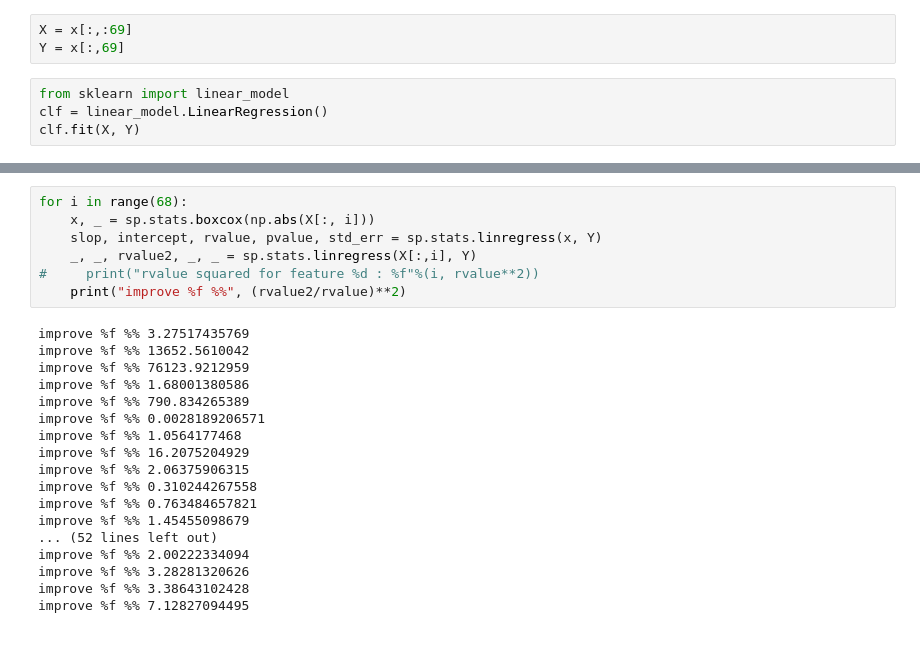
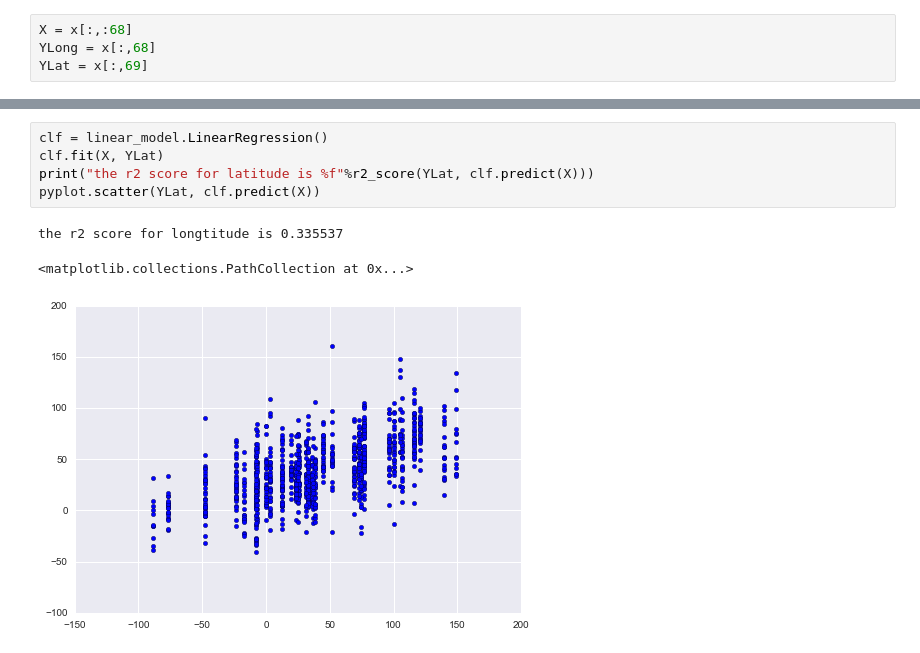
Before and after one commit to DarwinSenior/cs498, a Jupyter notebook: assignment6/HW6.ipynb, the cells around one changed output, grey strips where cells are left out. Cells and saved outputs as stored; diff of their text form.

```diff
--- a/assignment6/HW6.ipynb
+++ b/assignment6/HW6.ipynb
@@ -10,7 +16,4 @@ x = df.as_matrix()
 # %%
-X = x[:,:69]
-Y = x[:,69]
+X = x[:,:68]
+YLong = x[:,68]
+YLat = x[:,69]
-# %%
-from sklearn import linear_model
-clf = linear_model.LinearRegression()
-clf.fit(X, Y)
@@ -46,25 +20,9 @@ rvalue squared for feature 67 : 0.018166
-# %%
-for i in range(68):
-    x, _ = sp.stats.boxcox(np.abs(X[:, i]))
-    slop, intercept, rvalue, pvalue, std_err = sp.stats.linregress(x, Y)
-    _, _, rvalue2, _, _ = sp.stats.linregress(X[:,i], Y)
-#     print("rvalue squared for feature %d : %f"%(i, rvalue**2))
-    print("improve %f %%", (rvalue2/rvalue)**2)
-# %% [output]
-improve %f %% 3.27517435769
-improve %f %% 13652.5610042
-improve %f %% 76123.9212959
-improve %f %% 1.68001380586
-improve %f %% 790.834265389
-improve %f %% 0.0028189206571
-improve %f %% 1.0564177468
-improve %f %% 16.2075204929
-improve %f %% 2.06375906315
-improve %f %% 0.310244267558
-improve %f %% 0.763484657821
-improve %f %% 1.45455098679
-... (52 lines left out)
-improve %f %% 2.00222334094
-improve %f %% 3.28281320626
-improve %f %% 3.38643102428
-improve %f %% 7.12827094495
+# %%
+clf = linear_model.LinearRegression()
+clf.fit(X, YLat)
+print("the r2 score for latitude is %f"%r2_score(YLat, clf.predict(X)))
+pyplot.scatter(YLat, clf.predict(X))
+# %% [output]
+the r2 score for longtitude is 0.335537
+<matplotlib.collections.PathCollection at 0x...>
+[figure, added]
```
Also changed, not shown: parts of 14 cells of this notebook.
